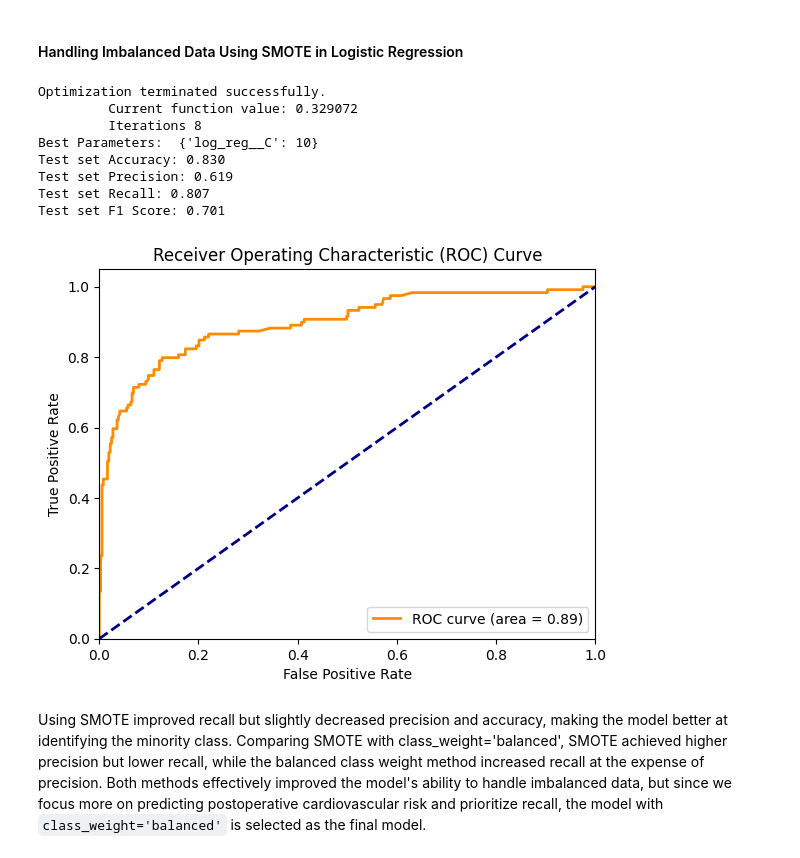
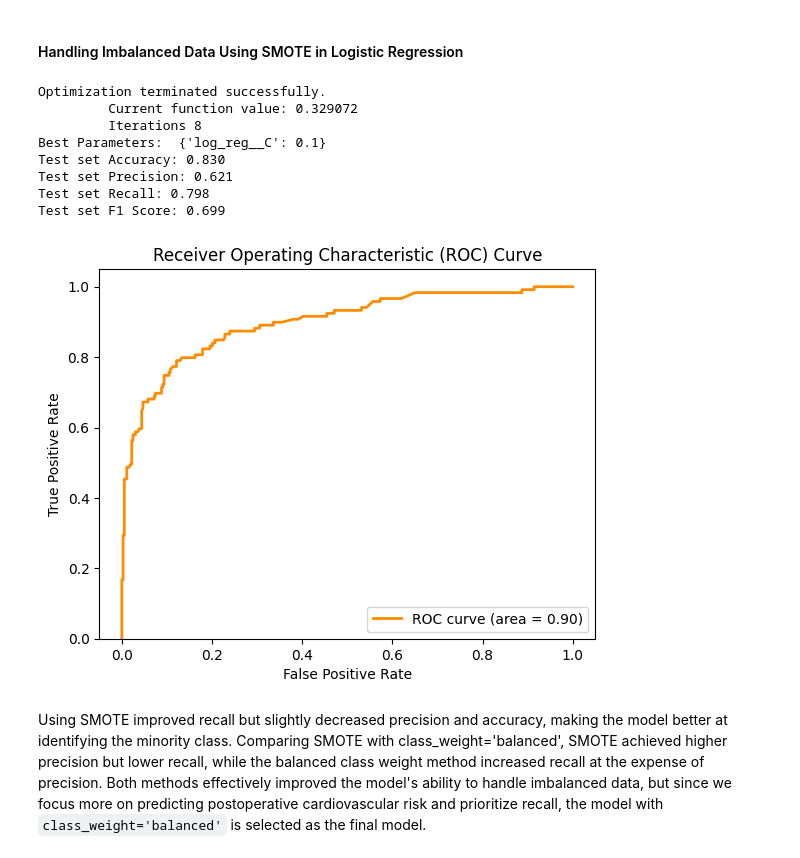
Before and after one commit to jiulong15/comp90051, a Jupyter notebook: code/Model Building/LogicRegression.ipynb, the cells around one changed output. Drawn from its saved outputs; the diff is of its cells as text; code cells hidden in the pictures.

Commit message:
Update requirements and modify LogicRegression and SVM notebooks

```diff
--- a/code/Model Building/LogicRegression.ipynb
+++ b/code/Model Building/LogicRegression.ipynb
@@ -468,20 +446,20 @@ This model achieved a higher recall score (0.832) compared to the original model
 # %% [markdown]
 #### Handling Imbalanced Data Using SMOTE in Logistic Regression
 # %%
-X = df.drop('Cardiovascular', axis=1)  # Split features from the target variable
-y = df['Cardiovascular']  # Target variable
+X = df.drop('Cardiovascular', axis=1)
+y = df['Cardiovascular']
 
 # Step 1: Select significant variables based on p-values
-X_with_constant = sm.add_constant(X)  # Add constant term for intercept
-logit_model = sm.Logit(y, X_with_constant)  # Logistic regression model
-result = logit_model.fit()  # Fit the model
+X_with_constant = sm.add_constant(X)
+logit_model = sm.Logit(y, X_with_constant)
+result = logit_model.fit()
 
 # Get p-values
 p_values = result.pvalues
 
-# Select variables where p_values < 0.1
-significant_vars = p_values[p_values < 0.1].index.tolist()
-significant_vars.remove('const')  # Remove the constant term
+# Select variables where p_values < 0.05
+significant_vars = p_values[p_values < 0.05].index.tolist()
+significant_vars.remove('const')
 
 # Train the model using only significant variables
 X_significant = X[significant_vars]
@@ -495,8 +473,8 @@ X_train_smote, y_train_smote = smote.fit_resample(X_train, y_train)
 
 # Create a pipeline with logistic regression and perform 20-fold cross-validation and hyperparameter tuning
 pipeline = Pipeline([
-    ('scaler', StandardScaler()),  # Standardization step
-    ('log_reg', LogisticRegression(solver='liblinear'))  # Logistic regression model
+    ('scaler', StandardScaler()),
+    ('log_reg', LogisticRegression(solver='liblinear'))
 ])
 
 # Define hyperparameter search space
@@ -504,58 +482,51 @@ param_grid = {
     'log_reg__C': [0.01, 0.1, 1, 10, 100]  # Regularization parameter C
 }
 
-# Perform hyperparameter search with 20-fold cross-validation
 grid_search = GridSearchCV(pipeline, param_grid, cv=20, scoring='f1', n_jobs=-1)
 
-# Fit the grid search on the SMOTE-processed training set
 grid_search.fit(X_train_smote, y_train_smote)
 
-# Evaluate the performance of the best model
+
 best_model = grid_search.best_estimator_
 
 # Make predictions on the test set
 y_pred = best_model.predict(X_test)
 
-# Output the best combination of hyperparameters
 print("Best Parameters: ", grid_search.best_params_)
 
 # Calculate Accuracy, Precision, Recall, and F1 Score
 accuracy = accuracy_score(y_test, y_pred)
 precision = precision_score(y_test, y_pred, average='binary')
 recall = recall_score(y_test, y_pred, average='binary')
 f1 = f1_score(y_test, y_pred, average='binary')
 
-# Print performance metrics
 print(f"Test set Accuracy: {accuracy:.3f}")
 print(f"Test set Precision: {precision:.3f}")
 print(f"Test set Recall: {recall:.3f}")
 print(f"Test set F1 Score: {f1:.3f}")
 
-# Calculate the ROC curve
-y_score = best_model.predict_proba(X_test)[:, 1]  # Get the predicted probabilities for the positive class
-fpr, tpr, thresholds = roc_curve(y_test, y_score)  # Compute false positive rate and true positive rate
-roc_auc = auc(fpr, tpr)  # Calculate the area under the ROC curve (AUC)
+y_score = best_model.predict_proba(X_test)[:, 1]
+fpr, tpr, thresholds = roc_curve(y_test, y_score)
+roc_auc = auc(fpr, tpr)
 
 # Plot the ROC curve
 plt.figure()
-plt.plot(fpr, tpr, color='darkorange', lw=2, label=f'ROC curve (area = {roc_auc:.2f})')  # Plot the ROC curve
-plt.plot([0, 1], [0, 1], color='navy', lw=2, linestyle='--')  # Plot the diagonal line (random guess)
-plt.xlim([0.0, 1.0])  # Set x-axis limits
-plt.ylim([0.0, 1.05])  # Set y-axis limits
-plt.xlabel('False Positive Rate')  # Label for x-axis
-plt.ylabel('True Positive Rate')  # Label for y-axis
-plt.title('Receiver Operating Characteristic (ROC) Curve')  # Title for the plot
-plt.legend(loc="lower right")  # Display the legend
-plt.show()  # Show the plot
+plt.plot(fpr, tpr, color='darkorange', lw=2, label=f'ROC curve (area = {roc_auc:.2f})')
+plt.ylim([0.0, 1.05])
+plt.xlabel('False Positive Rate')
+plt.ylabel('True Positive Rate')
+plt.title('Receiver Operating Characteristic (ROC) Curve')
+plt.legend(loc="lower right")
+plt.show()
 # %% [output]
 Optimization terminated successfully.
          Current function value: 0.329072
          Iterations 8
-Best Parameters:  {'log_reg__C': 10}
+Best Parameters:  {'log_reg__C': 0.1}
 Test set Accuracy: 0.830
-Test set Precision: 0.619
-Test set Recall: 0.807
-Test set F1 Score: 0.701
+Test set Precision: 0.621
+Test set Recall: 0.798
+Test set F1 Score: 0.699
-[figure, old version]
+[figure, new version]
 # %% [markdown]
 Using SMOTE improved recall but slightly decreased precision and accuracy, making the model better at identifying the minority class. Comparing SMOTE with class_weight='balanced', SMOTE achieved higher precision but lower recall, while the balanced class weight method increased recall at the expense of precision. Both methods effectively improved the model's ability to handle imbalanced data, but since we focus more on predicting postoperative cardiovascular risk and prioritize recall, the model with `class_weight='balanced'` is selected as the final model.
```
Also changed, not shown: parts of 12 cells of this notebook, 3 other files.
